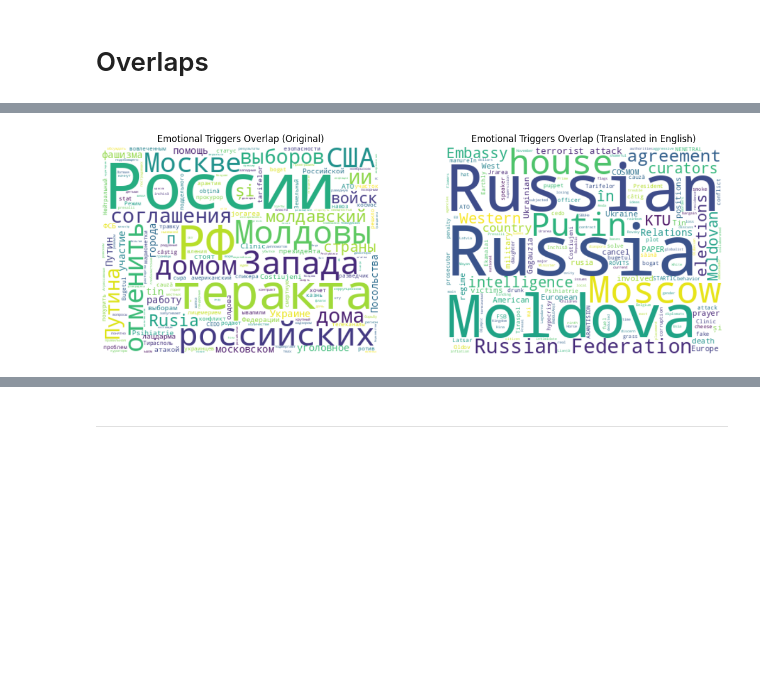
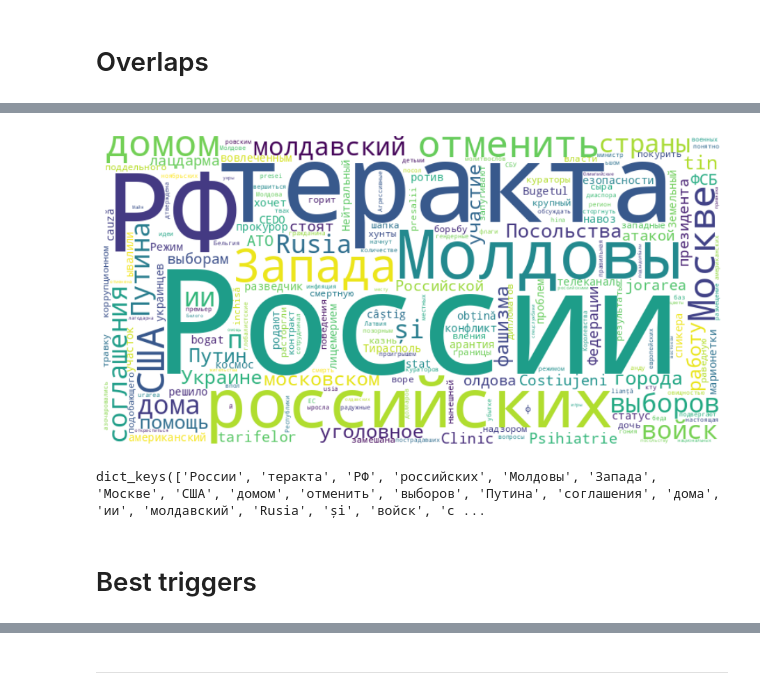
Before and after one commit to LetsData-net/emotional-triggers, a Jupyter notebook: notebooks/annotations_eda.ipynb, the cells around one changed output, grey strips where cells are left out. Drawn from its saved outputs; the diff is of its cells as text; code cells hidden in the pictures; blank space fills up the shorter version.

```diff
--- a/notebooks/annotations_eda.ipynb
+++ b/notebooks/annotations_eda.ipynb
@@ -249,23 +271,26 @@ stopwordsiso.stopwords('en')
 # %%
 stopwords = stopwordsiso.stopwords('ro').union(stopwordsiso.stopwords('ru'))
-wordcloud_original = WordCloud(width=400, height=300, background_color='white',
+wordcloud_original = WordCloud(width=800, height=400, background_color='white',
                                stopwords=stopwords).generate(text_overlap)
-wordcloud_translated = WordCloud(width=400, height=300, background_color='white',
-                                 stopwords=stopwordsiso.stopwords('en')).generate(text_overlap_translated)
+# wordcloud_translated = WordCloud(width=800, height=400, background_color='white',
+#                                  stopwords=stopwordsiso.stopwords('en')).generate(text_overlap_translated)
 
 # Plotting the word clouds
-fig, axs = plt.subplots(1, 2, figsize=(15, 5))
+plt.figure(figsize=(10, 5))
 
 # Display the word clouds
-axs[0].imshow(wordcloud_original, interpolation='bilinear')
-axs[0].axis('off')
-axs[0].set_title('Emotional Triggers Overlap (Original)')
+plt.imshow(wordcloud_original, interpolation='bilinear')
+plt.axis('off')
 
-axs[1].imshow(wordcloud_translated, interpolation='bilinear')
-axs[1].axis('off')
-axs[1].set_title('Emotional Triggers Overlap (Translated in English)')
+plt.tight_layout(pad=2.0)
 
 plt.savefig('wordcloud.png')
 plt.show()
 # %% [output]
-[figure, old version]
+[figure, new version]
+# %%
+print(wordcloud_original.words_.keys())
+# %% [output]
+dict_keys(['России', 'теракта', 'РФ', 'российских', 'Молдовы', 'Запада', 'Москве', 'США', 'домом', 'отменить', 'выборов', 'Путина', 'соглашения', 'дома', 'ии', 'молдавский', 'Rusia', 'și', 'войск', 'с ...
+# %% [markdown]
+# Best triggers
```
Also changed, not shown: parts of 13 cells of this notebook, 15 other files.
